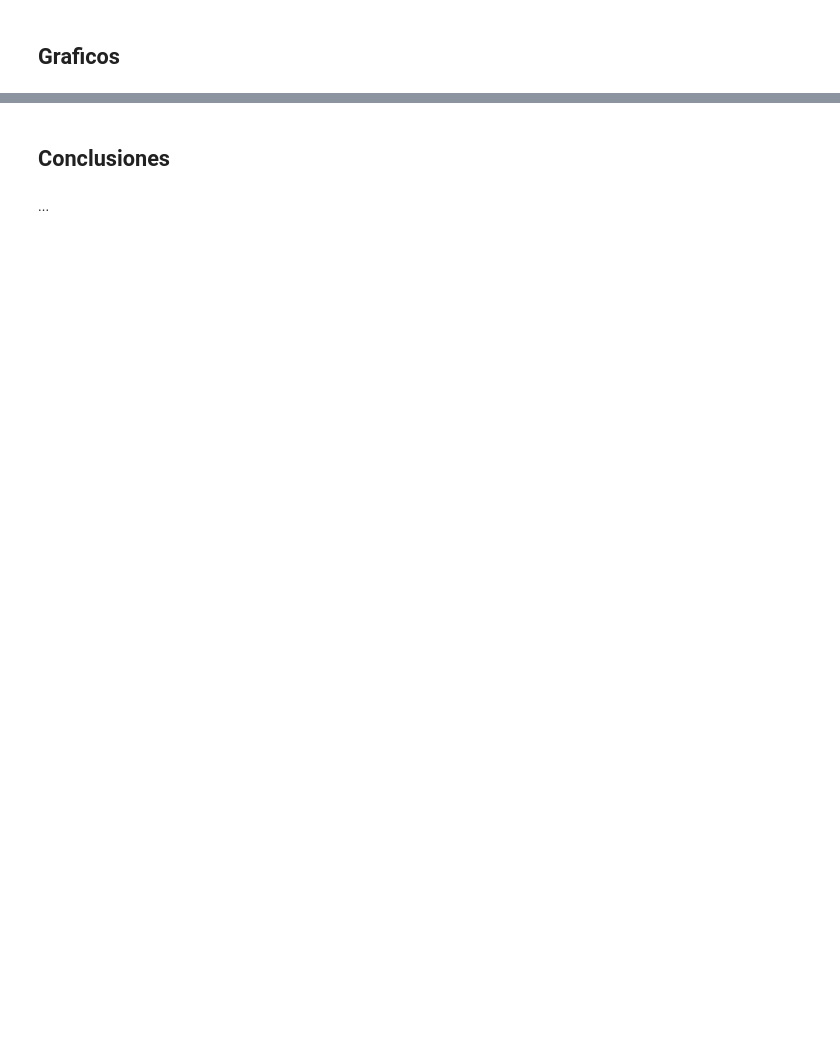
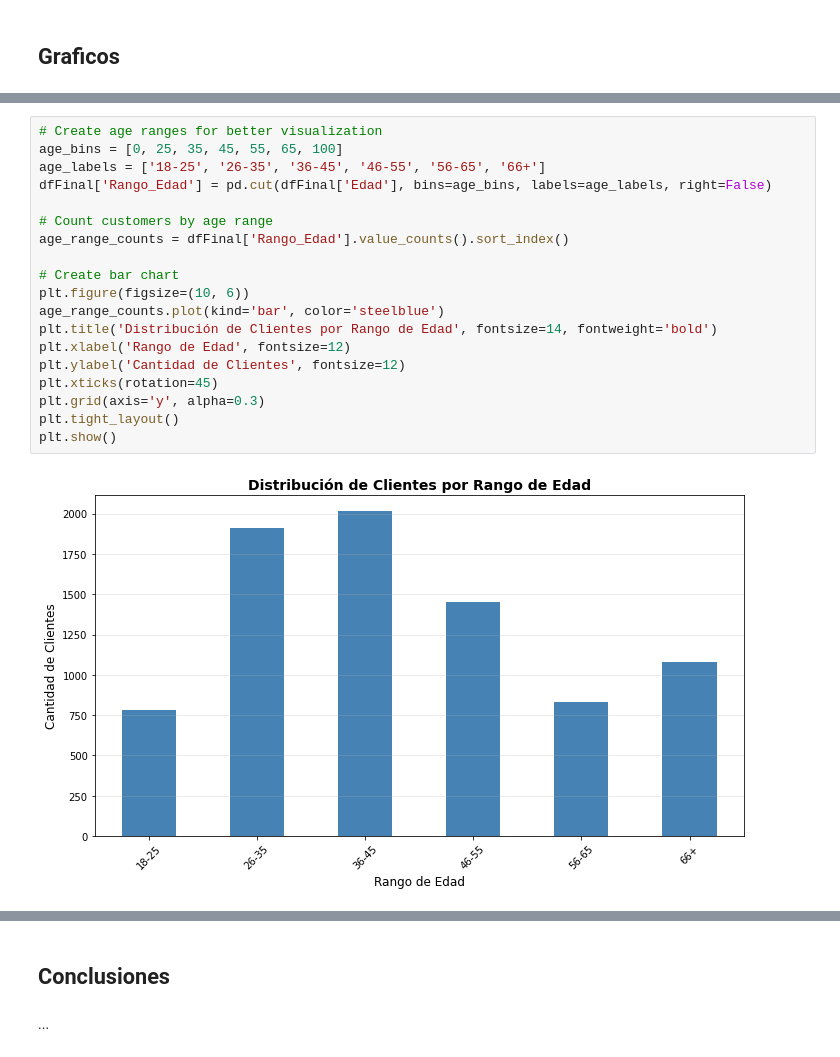
Before and after one commit to mnahuelanca/segmentacion-clientes, a Jupyter notebook: index.ipynb, the cells around one changed output, grey strips where cells are left out. Saved outputs shown, nothing was run; the diff lists cells and outputs as text; blank space fills up the shorter version.

```diff
--- a/index.ipynb
+++ b/index.ipynb
@@ -92,0 +367,21 @@ df.describe()
+# %%
+# Create age ranges for better visualization
+age_bins = [0, 25, 35, 45, 55, 65, 100]
+age_labels = ['18-25', '26-35', '36-45', '46-55', '56-65', '66+']
+dfFinal['Rango_Edad'] = pd.cut(dfFinal['Edad'], bins=age_bins, labels=age_labels, right=False)
+
+# Count customers by age range
+age_range_counts = dfFinal['Rango_Edad'].value_counts().sort_index()
+
+# Create bar chart
+plt.figure(figsize=(10, 6))
+age_range_counts.plot(kind='bar', color='steelblue')
+plt.title('Distribución de Clientes por Rango de Edad', fontsize=14, fontweight='bold')
+plt.xlabel('Rango de Edad', fontsize=12)
+plt.ylabel('Cantidad de Clientes', fontsize=12)
+plt.xticks(rotation=45)
+plt.grid(axis='y', alpha=0.3)
+plt.tight_layout()
+plt.show()
+# %% [output]
+[figure, added]
```
Also changed, not shown: parts of 27 cells of this notebook, 3 other files.
